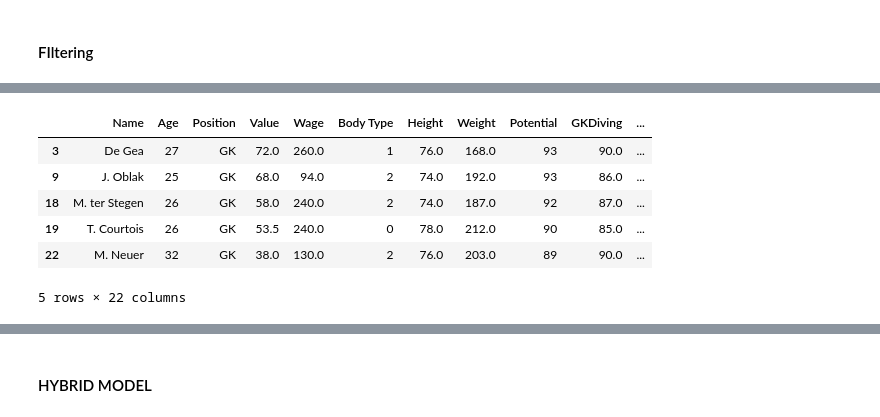
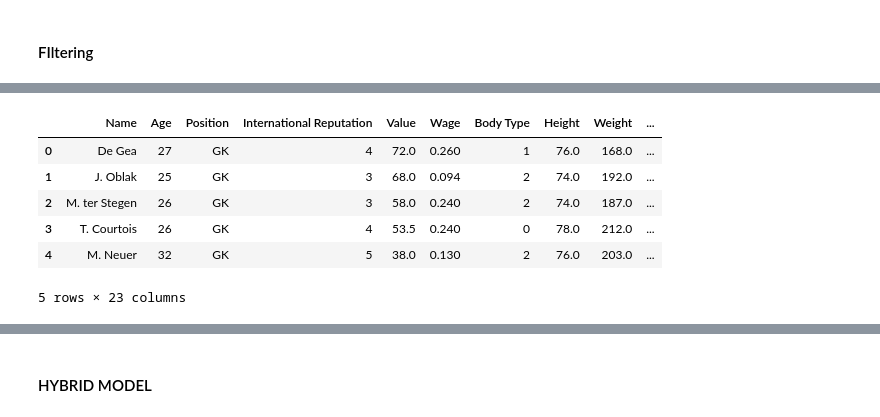
Before and after one commit to Vgoyal6809/Fifa, a Jupyter notebook: Sheet1.ipynb, the cells around one changed output, grey strips where cells are left out. Saved outputs shown, nothing was run; the diff lists cells and outputs as text; code cells hidden in the pictures.

```diff
--- a/Sheet1.ipynb
+++ b/Sheet1.ipynb
@@ -45,7 +1,9 @@ print(data.head(10))
 # %% [markdown]
 #### FIltering
 # %%
-Position_File = data[(data['Position'] == 'GK') ]
-Position_File=Position_File[['Name','Age','Position','Value','Wage','Body Type', 'Height', 'Weight','Potential', 'GKDiving', 'GKHandling', 'GKKicking', 'GKPositioning', 'GKReflexes','Reactions', 'Balance', 'Jumping', 'Agility', 'Strength','Stamina','Acceleration','BallControl']]
-Position_File
+import pandas as pd
+
+GK_data = pd.read_csv('GK_position.csv')
+GK_data=GK_data[['Name','Age','Position','International Reputation','Value','Wage','Body Type', 'Height', 'Weight','Potential', 'GKDiving', 'GKHandling', 'GKKicking', 'GKPositioning', 'GKReflexes','Reactions', 'Balance', 'Jumping', 'Agility', 'Strength','Stamina','Acceleration','BallControl']]
+GK_data
 # %% [output]
@@ -69,24 +27,23 @@ from sklearn.preprocessing import LabelEncoder
 
 
 label_encoder = LabelEncoder()
-Position_File['Body Type'] = label_encoder.fit_transform(Position_File['Body Type'])
+GK_data['Body Type'] = label_encoder.fit_transform(GK_data['Body Type'])
 
-# Function to remove commas and convert to number
-def remove_commas_and_convert(val):
-    try:
-        # Remove commas
-        val = val.replace('€', '')
-        val = val.replace('K', '')
-        val = val.replace('M', '')
-        # Convert to float (can handle both integers and floats)
-        return float(val)
-    except ValueError:
-        # Return NaN or some indicator for non-numeric values
-        return None
+def convert_to_millions(wage_str):
+    wage_str = wage_str.replace('€', '')
+    if 'M' in wage_str:
+        return float(wage_str.replace('M', ''))
+    elif 'K' in wage_str:
+        return float(wage_str.replace('K', '')) / 1_000
+    return 0
 
-# Apply the function to the desired column
-Position_File['Wage'] = Position_File['Wage'].apply(remove_commas_and_convert)
-Position_File['Value'] = Position_File['Value'].apply(remove_commas_and_convert)
+# Array of wage strings
+wages = ["1M", "100K"]
+
+# Convert to millions
+GK_data['Wage'] = [convert_to_millions(wage) for wage in GK_data['Wage']]
+GK_data['Value'] = [convert_to_millions(wage) for wage in GK_data['Value']]
+
 def remove_lbs(val):
     try:
         # Remove commas
@@ -94,40 +51,40 @@ def remove_lbs(val):
         # Convert to float (can handle both integers and floats)
         return float(val)
     except ValueError:
         # Return NaN or some indicator for non-numeric values
         return None
 
 # Apply the function to the desired column
-Position_File['Weight'] = Position_File['Weight'].apply(remove_lbs)
+GK_data['Weight'] = GK_data['Weight'].apply(remove_lbs)
 
 
 def convert_heightinto_cms(val):
     try:
         # Remove commas
         feet, inches = val.split("'")
 
         # Convert feet and inches to integers
         feet = int(feet)
         inches = int(inches)
 
         # Calculate the total number of inches
         total_inches = feet * 12 + inches
 
         # Convert to float (can handle both integers and floats)
         return float(total_inches)
     except ValueError:
         # Return NaN or some indicator for non-numeric values
         return None
 
 # Apply the function to the desired column
-Position_File['Height'] = Position_File['Height'].apply(convert_heightinto_cms)
+GK_data['Height'] = GK_data['Height'].apply(convert_heightinto_cms)
 
-Position_File.head(5)
+GK_data.head(5)
 # %% [output]
-|  | Name | Age | Position | Value | Wage | Body Type | Height | Weight | Potential | GKDiving | ... |
-| 3 | De Gea | 27 | GK | 72.0 | 260.0 | 1 | 76.0 | 168.0 | 93 | 90.0 | ... |
-| 9 | J. Oblak | 25 | GK | 68.0 | 94.0 | 2 | 74.0 | 192.0 | 93 | 86.0 | ... |
-| 18 | M. ter Stegen | 26 | GK | 58.0 | 240.0 | 2 | 74.0 | 187.0 | 92 | 87.0 | ... |
-| 19 | T. Courtois | 26 | GK | 53.5 | 240.0 | 0 | 78.0 | 212.0 | 90 | 85.0 | ... |
-| 22 | M. Neuer | 32 | GK | 38.0 | 130.0 | 2 | 76.0 | 203.0 | 89 | 90.0 | ... |
+|  | Name | Age | Position | International Reputation | Value | Wage | Body Type | Height | Weight | ... |
+| 0 | De Gea | 27 | GK | 4 | 72.0 | 0.260 | 1 | 76.0 | 168.0 | ... |
+| 1 | J. Oblak | 25 | GK | 3 | 68.0 | 0.094 | 2 | 74.0 | 192.0 | ... |
+| 2 | M. ter Stegen | 26 | GK | 3 | 58.0 | 0.240 | 2 | 74.0 | 187.0 | ... |
+| 3 | T. Courtois | 26 | GK | 4 | 53.5 | 0.240 | 0 | 78.0 | 212.0 | ... |
+| 4 | M. Neuer | 32 | GK | 5 | 38.0 | 0.130 | 2 | 76.0 | 203.0 | ... |
-5 rows × 22 columns
+5 rows × 23 columns
```
Also changed, not shown: parts of 27 cells of this notebook, 3 other files.
